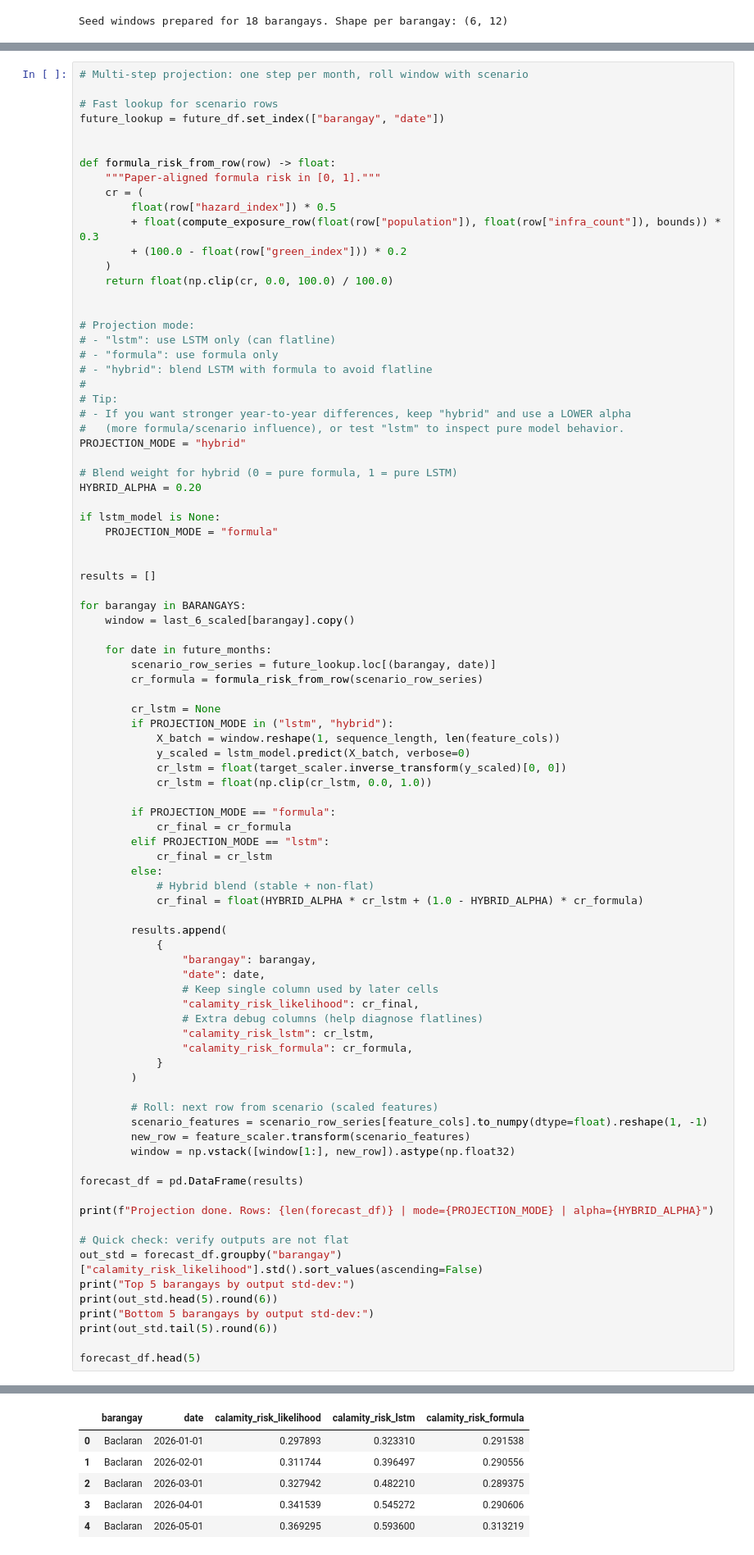
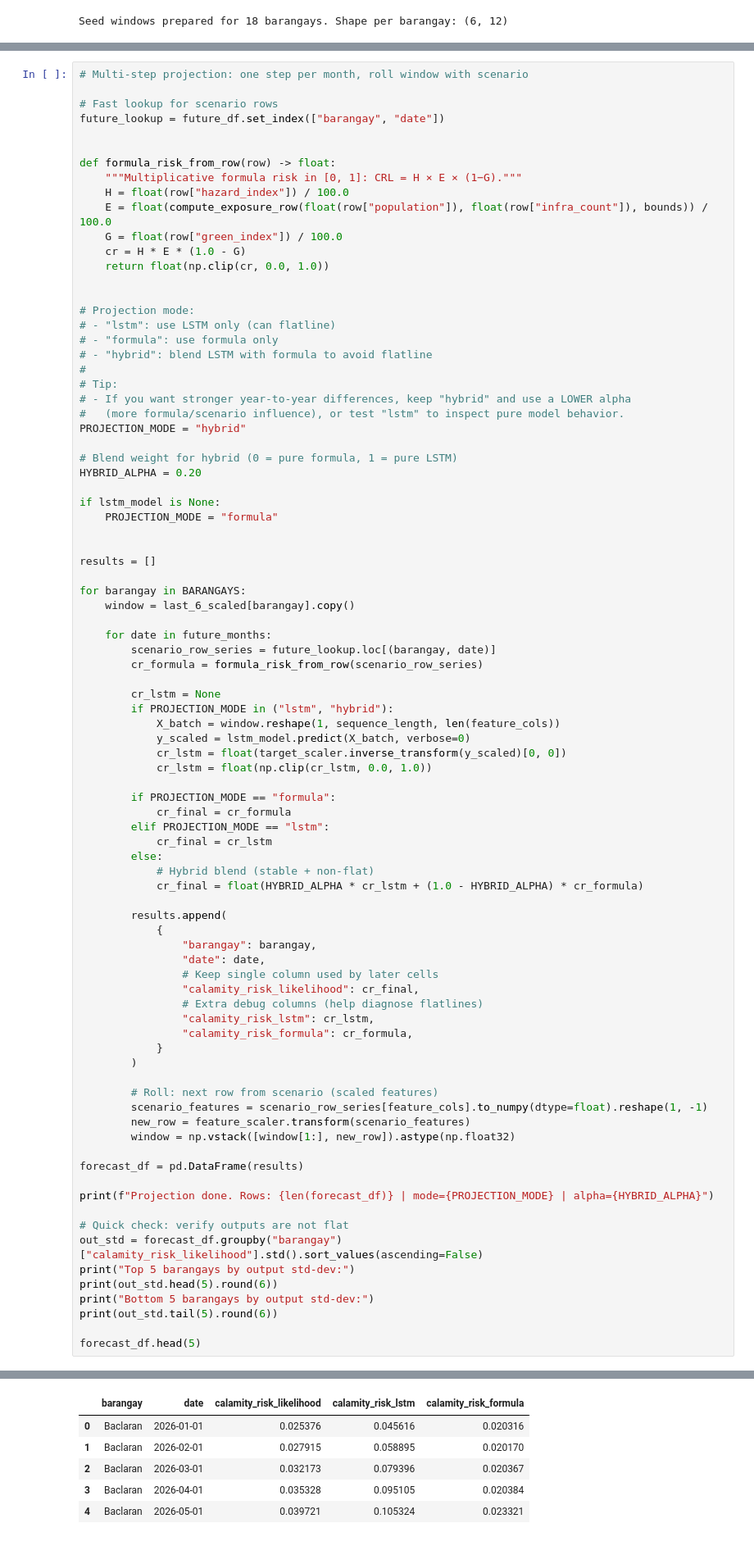
Before and after one commit to mvillamante/Geospatial_Web_App, a Jupyter notebook: backend/api/data/hazard/training/projection.ipynb, the cells around one changed output, grey strips where cells are left out. Shown at 82% size. Saved outputs shown, nothing was run; the diff lists cells and outputs as text.

```diff
--- a/backend/api/data/hazard/training/projection.ipynb
+++ b/backend/api/data/hazard/training/projection.ipynb
@@ -581,13 +581,12 @@ future_lookup = future_df.set_index(["barangay", "date"])
 
 
 def formula_risk_from_row(row) -> float:
-    """Paper-aligned formula risk in [0, 1]."""
-    cr = (
-        float(row["hazard_index"]) * 0.5
-        + float(compute_exposure_row(float(row["population"]), float(row["infra_count"]), bounds)) * 0.3
-        + (100.0 - float(row["green_index"])) * 0.2
-    )
-    return float(np.clip(cr, 0.0, 100.0) / 100.0)
+    """Multiplicative formula risk in [0, 1]: CRL = H × E × (1−G)."""
+    H = float(row["hazard_index"]) / 100.0
+    E = float(compute_exposure_row(float(row["population"]), float(row["infra_count"]), bounds)) / 100.0
+    G = float(row["green_index"]) / 100.0
+    cr = H * E * (1.0 - G)
+    return float(np.clip(cr, 0.0, 1.0))
 
 
 # Projection mode:
@@ -680,10 +679,10 @@ Barangay Dos    0.014405
 Name: calamity_risk_likelihood, dtype: float64
 |  | barangay | date | calamity_risk_likelihood | calamity_risk_lstm | calamity_risk_formula |
-| 0 | Baclaran | 2026-01-01 | 0.297893 | 0.323310 | 0.291538 |
-| 1 | Baclaran | 2026-02-01 | 0.311744 | 0.396497 | 0.290556 |
-| 2 | Baclaran | 2026-03-01 | 0.327942 | 0.482210 | 0.289375 |
-| 3 | Baclaran | 2026-04-01 | 0.341539 | 0.545272 | 0.290606 |
-| 4 | Baclaran | 2026-05-01 | 0.369295 | 0.593600 | 0.313219 |
+| 0 | Baclaran | 2026-01-01 | 0.025376 | 0.045616 | 0.020316 |
+| 1 | Baclaran | 2026-02-01 | 0.027915 | 0.058895 | 0.020170 |
+| 2 | Baclaran | 2026-03-01 | 0.032173 | 0.079396 | 0.020367 |
+| 3 | Baclaran | 2026-04-01 | 0.035328 | 0.095105 | 0.020384 |
+| 4 | Baclaran | 2026-05-01 | 0.039721 | 0.105324 | 0.023321 |
 # %%
 # --- Export forecast_df to a yearly JSON for the slider map ---
 # This file matches the structure expected by `calamity_risk_server.py`:
```
Also changed, not shown: parts of 2 cells of this notebook, 7 other files.
